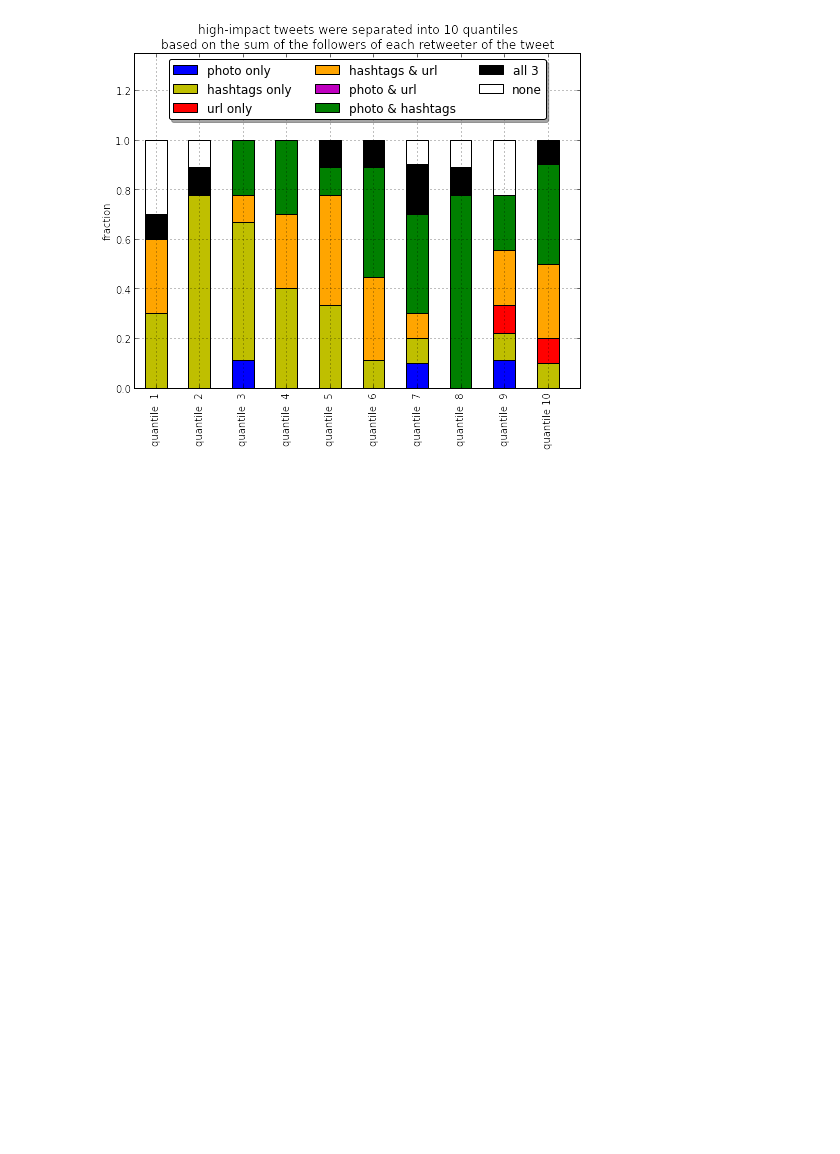
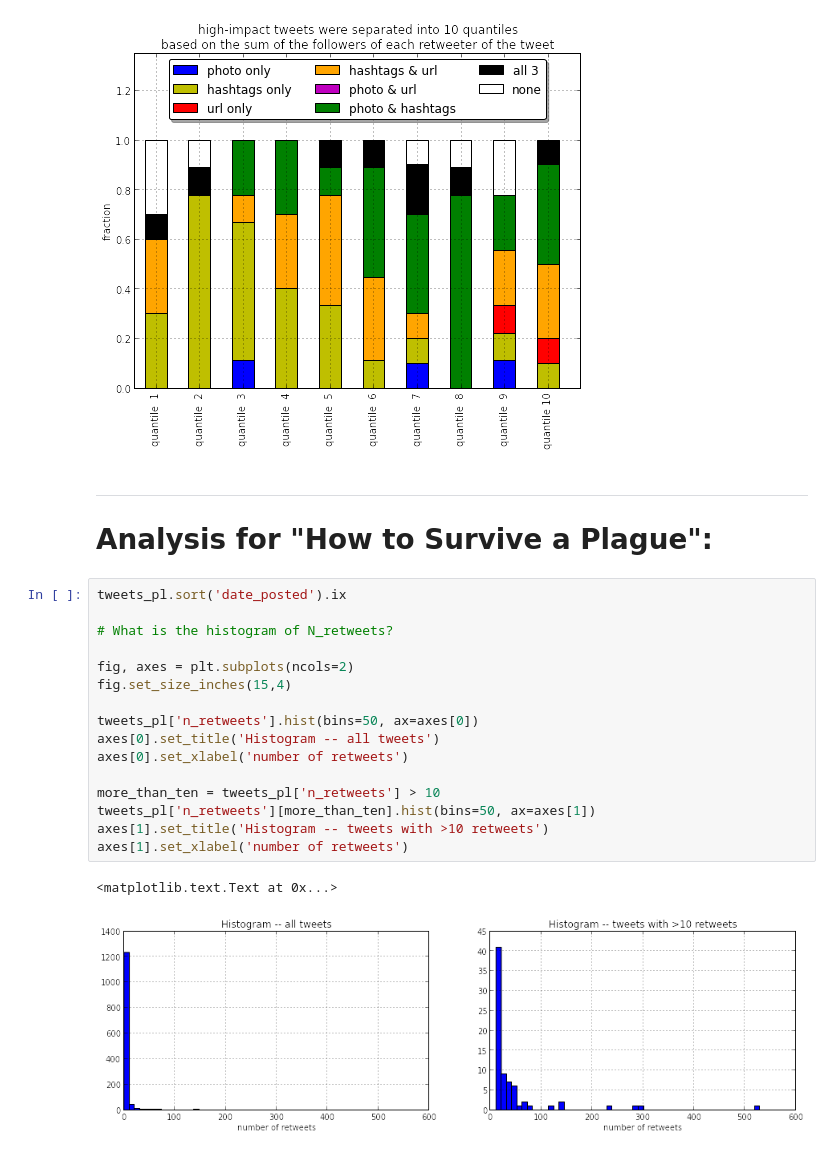
Before and after one commit to chrisjryan/social-media-impact-analysis, a Jupyter notebook: eda.ipynb, the cells around one changed output. Cells and saved outputs as stored; diff of their text form; blank space fills up the shorter version.

```diff
--- a/eda.ipynb
+++ b/eda.ipynb
@@ -454,3 +434,25 @@ ax.legend(loc='upper center', ncol=3, fancybox=True, shadow=True)
 # %% [output]
 <matplotlib.legend.Legend at 0x...>
 [figure]
+# %% [markdown]
+_______________
+# Analysis for "How to Survive a Plague":
+# %%
+tweets_pl.sort('date_posted').ix
+
+# What is the histogram of N_retweets?
+
+fig, axes = plt.subplots(ncols=2)
+fig.set_size_inches(15,4)
+
+tweets_pl['n_retweets'].hist(bins=50, ax=axes[0])
+axes[0].set_title('Histogram -- all tweets')
+axes[0].set_xlabel('number of retweets')
+
+more_than_ten = tweets_pl['n_retweets'] > 10
+tweets_pl['n_retweets'][more_than_ten].hist(bins=50, ax=axes[1])
+axes[1].set_title('Histogram -- tweets with >10 retweets')
+axes[1].set_xlabel('number of retweets')
+# %% [output]
+<matplotlib.text.Text at 0x...>
+[figure, added]
```
Also changed, not shown: parts of 13 cells of this notebook, 10 other files.
